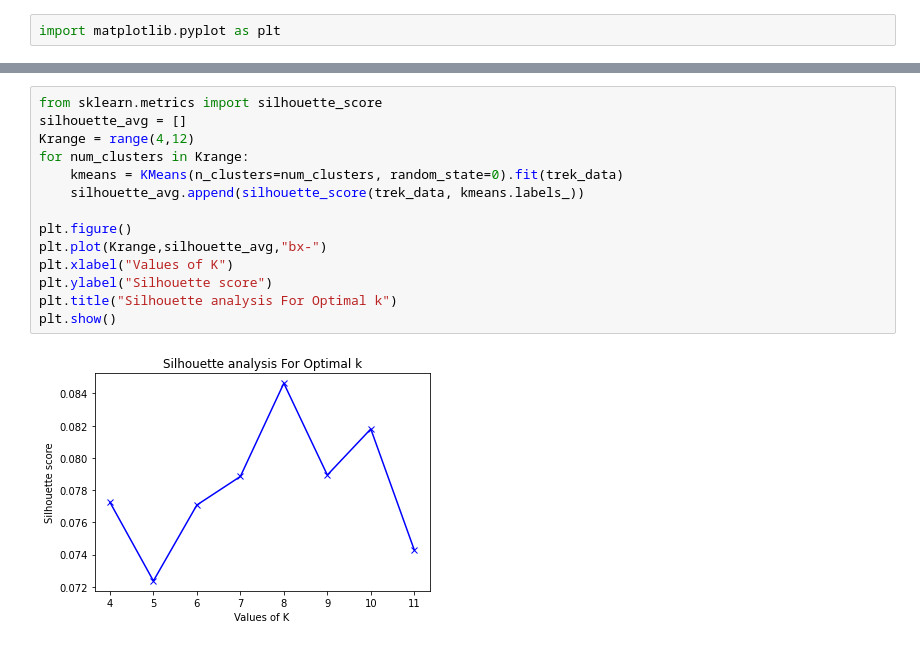
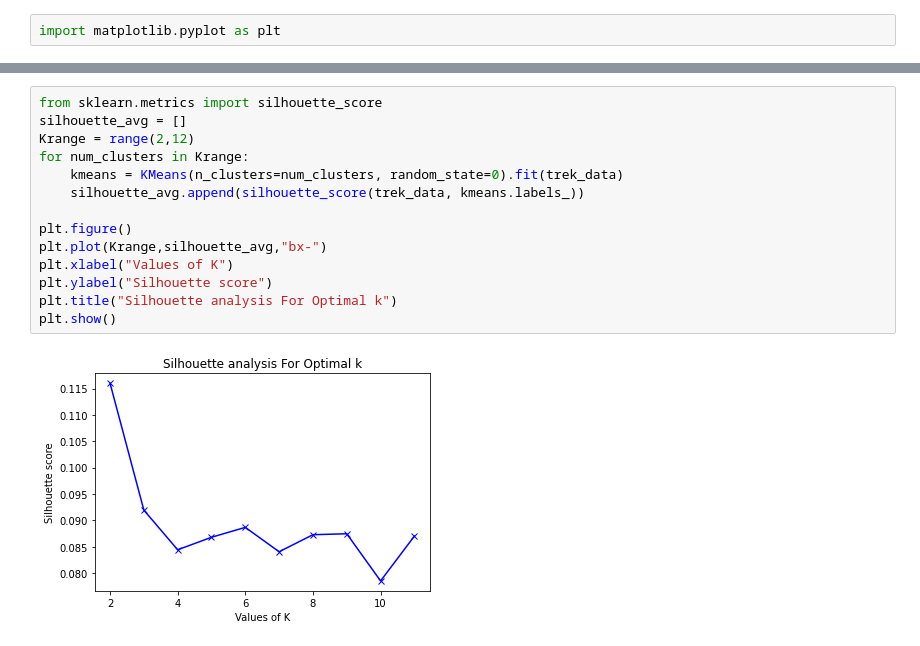
Before and after one commit to yashlad27/Group-Recommendation-For-Trek-Using-Social-Networks, a Jupyter notebook: Code/saafnotebook.ipynb, the cells around one changed output, grey strips where cells are left out. Cells and saved outputs as stored; diff of their text form.

```diff
--- a/Code/saafnotebook.ipynb
+++ b/Code/saafnotebook.ipynb
@@ -303,19 +303,19 @@ plt.plot(Krange,inertias, marker='o')
 # %%
 from sklearn.metrics import silhouette_score
 silhouette_avg = []
-Krange = range(4,12)
+Krange = range(2,12)
 for num_clusters in Krange:
     kmeans = KMeans(n_clusters=num_clusters, random_state=0).fit(trek_data)
     silhouette_avg.append(silhouette_score(trek_data, kmeans.labels_))
 
 plt.figure()
 plt.plot(Krange,silhouette_avg,"bx-")
 plt.xlabel("Values of K")
 plt.ylabel("Silhouette score")
 plt.title("Silhouette analysis For Optimal k")
 plt.show()
 # %% [output]
-[figure, old version]
+[figure, new version]
 # %%
 from sklearn.cluster import KMeans
 
```
Also changed, not shown: parts of 15 cells of this notebook.
